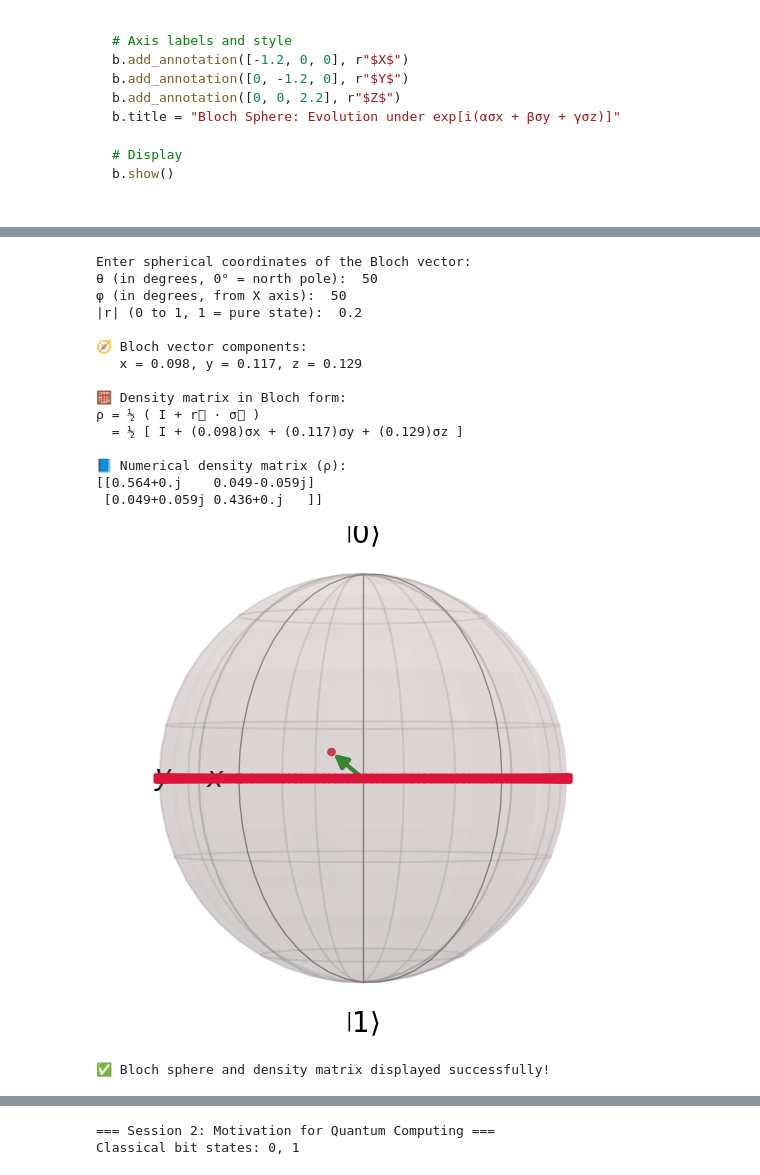
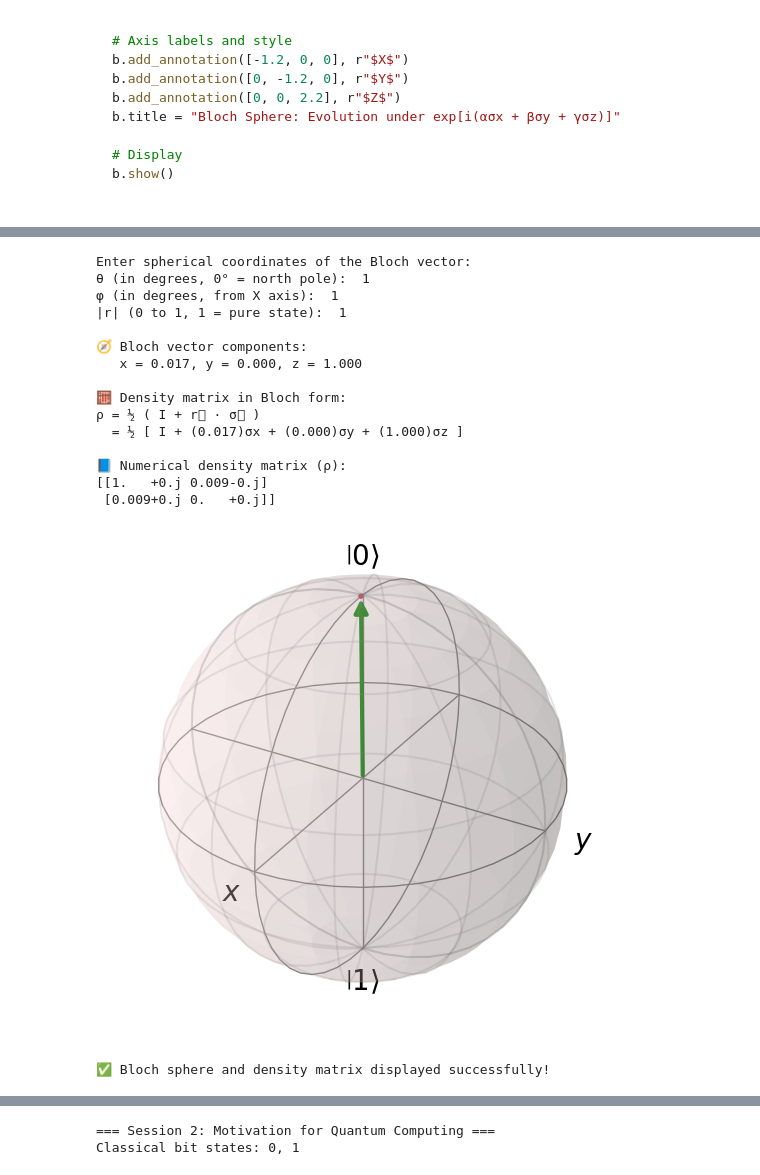
Before and after one commit to abhisekpanda98/Quantum_computation_outreach_notebooks, a Jupyter notebook: 18_Nov_Day_2.ipynb, the cells around one changed output, grey strips where cells are left out. Cells and saved outputs as stored; diff of their text form; code cells hidden in the pictures.

```diff
--- a/18_Nov_Day_2.ipynb
+++ b/18_Nov_Day_2.ipynb
@@ -234,43 +230,43 @@ print(rho)
 b = Bloch()
 b.title = fr"Bloch Sphere (θ={theta:.1f}°, φ={phi:.1f}°)"
 
 # Add the state vector and its tip
 b.add_vectors([x, y, z])
 b.add_points([[x], [y], [z]])
 
 # Add equator ring (gray circle)
 phi_circle = np.linspace(0, 2*np.pi, 200)
 b.point_color = ['gray']
-# b.point_marker = ['.']
-b.add_points([np.cos(phi_circle), np.sin(phi_circle), np.zeros_like(phi_circle)], meth='m')
+b.point_marker = ['.']
+# b.add_points([np.cos(phi_circle), np.sin(phi_circle), np.zeros_like(phi_circle)], meth='m')
 
 # Reset main color
 b.point_color = ['crimson']
 
 # --------------------------------------------
 # Show the Bloch sphere
 # --------------------------------------------
 # b.view = [50, 0]
 b.show()
 
 print("\n✅ Bloch sphere and density matrix displayed successfully!")
 # %% [output]
 Enter spherical coordinates of the Bloch vector:
-θ (in degrees, 0° = north pole):  50
-φ (in degrees, from X axis):  50
-|r| (0 to 1, 1 = pure state):  0.2
+θ (in degrees, 0° = north pole):  1
+φ (in degrees, from X axis):  1
+|r| (0 to 1, 1 = pure state):  1
 
 🧭 Bloch vector components:
-   x = 0.098, y = 0.117, z = 0.129
+   x = 0.017, y = 0.000, z = 1.000
 
 🧮 Density matrix in Bloch form:
 ρ = ½ ( I + r⃗ · σ⃗ )
-  = ½ [ I + (0.098)σx + (0.117)σy + (0.129)σz ]
+  = ½ [ I + (0.017)σx + (0.000)σy + (1.000)σz ]
 
 📘 Numerical density matrix (ρ):
-[[0.564+0.j    0.049-0.059j]
- [0.049+0.059j 0.436+0.j   ]]
+[[1.   +0.j 0.009-0.j]
+ [0.009+0.j 0.   +0.j]]
-[figure, old version]
+[figure, new version]
 ✅ Bloch sphere and density matrix displayed successfully!
 # %%
 import numpy as np
```
Also changed, not shown: parts of 5 cells of this notebook.
